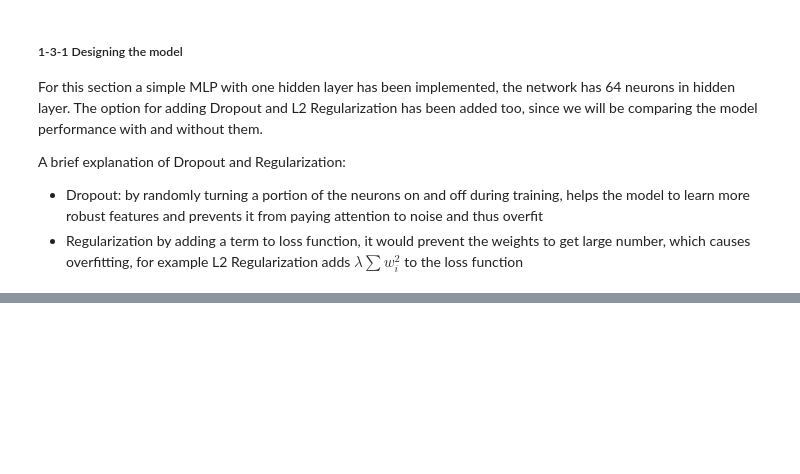
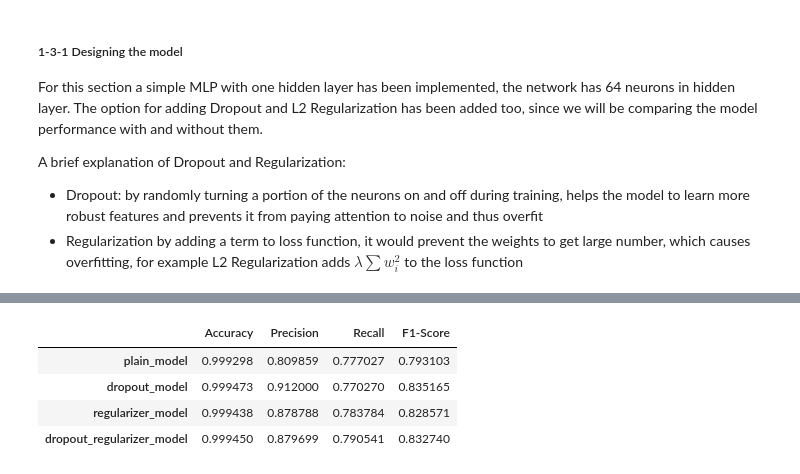
Before and after one commit to SMani24/Neural-Network-and-Deep-Learning, a Jupyter notebook: CA1/Q1/Q1.ipynb, the cells around one changed output, grey strips where cells are left out. Saved outputs shown, nothing was run; the diff lists cells and outputs as text; code cells hidden in the pictures; blank space fills up the shorter version.

```diff
--- a/CA1/Q1/Q1.ipynb
+++ b/CA1/Q1/Q1.ipynb
@@ -214,0 +449,22 @@ def create_mlp(dropout_rate=None, l2_regularization=None):
+# %%
+from sklearn.metrics import accuracy_score, precision_score, recall_score, f1_score
+
+metrics = {}
+
+for model_name, model in models.items():
+    y_hat = (model.predict(x_test) > 0.5).astype("int64")
+
+    accuracy = accuracy_score(y_test, y_hat)
+    precision = precision_score(y_test, y_hat)
+    recall = recall_score(y_test, y_hat)
+    f1 = f1_score(y_test, y_hat)
+
+    metrics[model_name] = {
+        "Accuracy": accuracy,
+        "Precision": precision,
+        "Recall": recall,
+        "F1-Score": f1
+    }
+
+pd.DataFrame(metrics).T
+# %% [output]
@@ -214,0 +475,5 @@ def create_mlp(dropout_rate=None, l2_regularization=None):
+|  | Accuracy | Precision | Recall | F1-Score |
+| plain_model | 0.999298 | 0.809859 | 0.777027 | 0.793103 |
+| dropout_model | 0.999473 | 0.912000 | 0.770270 | 0.835165 |
+| regularizer_model | 0.999438 | 0.878788 | 0.783784 | 0.828571 |
+| dropout_regularizer_model | 0.999450 | 0.879699 | 0.790541 | 0.832740 |
```
Also changed, not shown: parts of 18 cells of this notebook.
